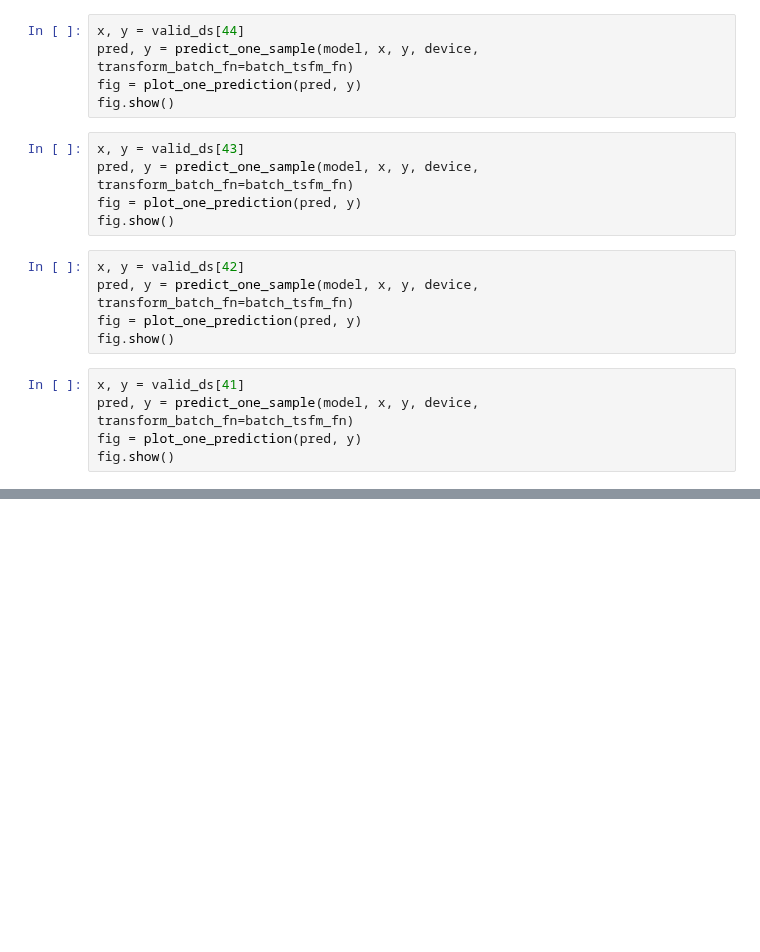
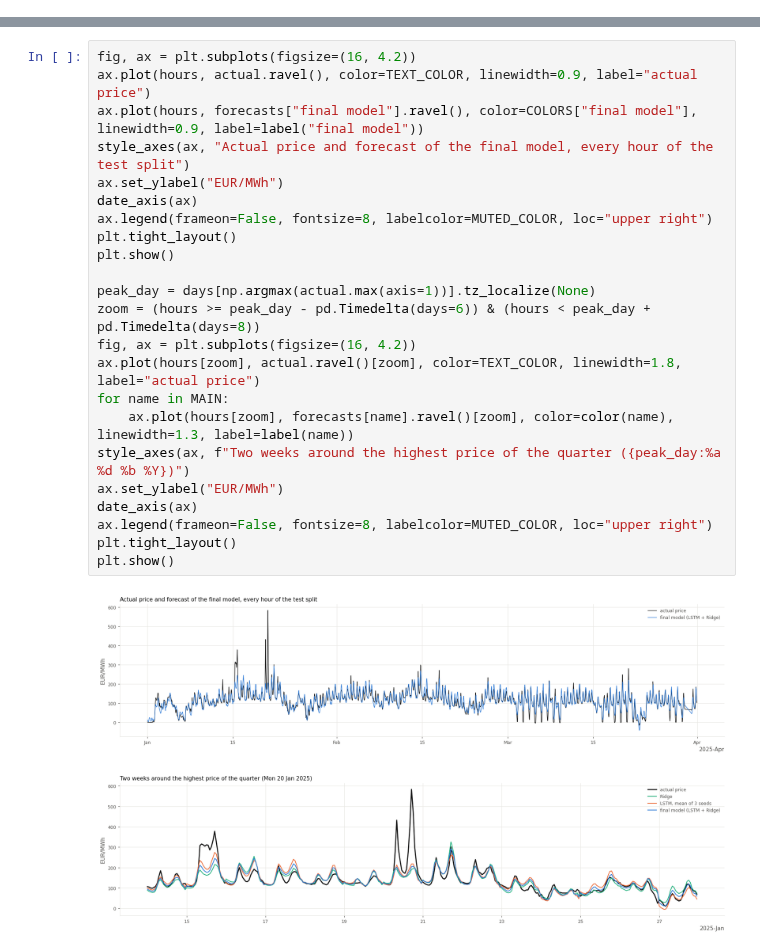
Before and after one commit to Tjard-Kleine/day-ahead-price-forecast, a Jupyter notebook: notebooks/03_results.ipynb, the cells around one changed output, grey strips where cells are left out. Saved outputs shown, nothing was run; the diff lists cells and outputs as text; blank space fills up the shorter version.

```diff
--- a/notebooks/03_results.ipynb
+++ b/notebooks/03_results.ipynb
@@ -39,20 +0,0 @@ fig.show()
-# %%
-x, y = valid_ds[44]
-pred, y = predict_one_sample(model, x, y, device, transform_batch_fn=batch_tsfm_fn)
-fig = plot_one_prediction(pred, y)
-fig.show()
-# %%
-x, y = valid_ds[43]
-pred, y = predict_one_sample(model, x, y, device, transform_batch_fn=batch_tsfm_fn)
-fig = plot_one_prediction(pred, y)
-fig.show()
-# %%
-x, y = valid_ds[42]
-pred, y = predict_one_sample(model, x, y, device, transform_batch_fn=batch_tsfm_fn)
-fig = plot_one_prediction(pred, y)
-fig.show()
-# %%
-x, y = valid_ds[41]
-pred, y = predict_one_sample(model, x, y, device, transform_batch_fn=batch_tsfm_fn)
-fig = plot_one_prediction(pred, y)
-fig.show()
@@ -58,0 +83,26 @@ fig.show()
+# %%
+fig, ax = plt.subplots(figsize=(16, 4.2))
+ax.plot(hours, actual.ravel(), color=TEXT_COLOR, linewidth=0.9, label="actual price")
+ax.plot(hours, forecasts["final model"].ravel(), color=COLORS["final model"], linewidth=0.9, label=label("final model"))
+style_axes(ax, "Actual price and forecast of the final model, every hour of the test split")
+ax.set_ylabel("EUR/MWh")
+date_axis(ax)
+ax.legend(frameon=False, fontsize=8, labelcolor=MUTED_COLOR, loc="upper right")
+plt.tight_layout()
+plt.show()
+
+peak_day = days[np.argmax(actual.max(axis=1))].tz_localize(None)
+zoom = (hours >= peak_day - pd.Timedelta(days=6)) & (hours < peak_day + pd.Timedelta(days=8))
+fig, ax = plt.subplots(figsize=(16, 4.2))
+ax.plot(hours[zoom], actual.ravel()[zoom], color=TEXT_COLOR, linewidth=1.8, label="actual price")
+for name in MAIN:
+    ax.plot(hours[zoom], forecasts[name].ravel()[zoom], color=color(name), linewidth=1.3, label=label(name))
+style_axes(ax, f"Two weeks around the highest price of the quarter ({peak_day:%a %d %b %Y})")
+ax.set_ylabel("EUR/MWh")
+date_axis(ax)
+ax.legend(frameon=False, fontsize=8, labelcolor=MUTED_COLOR, loc="upper right")
+plt.tight_layout()
+plt.show()
+# %% [output]
+[figure, added]
+[figure, added]
```
Also changed, not shown: parts of 25 cells of this notebook, 2 other files.
